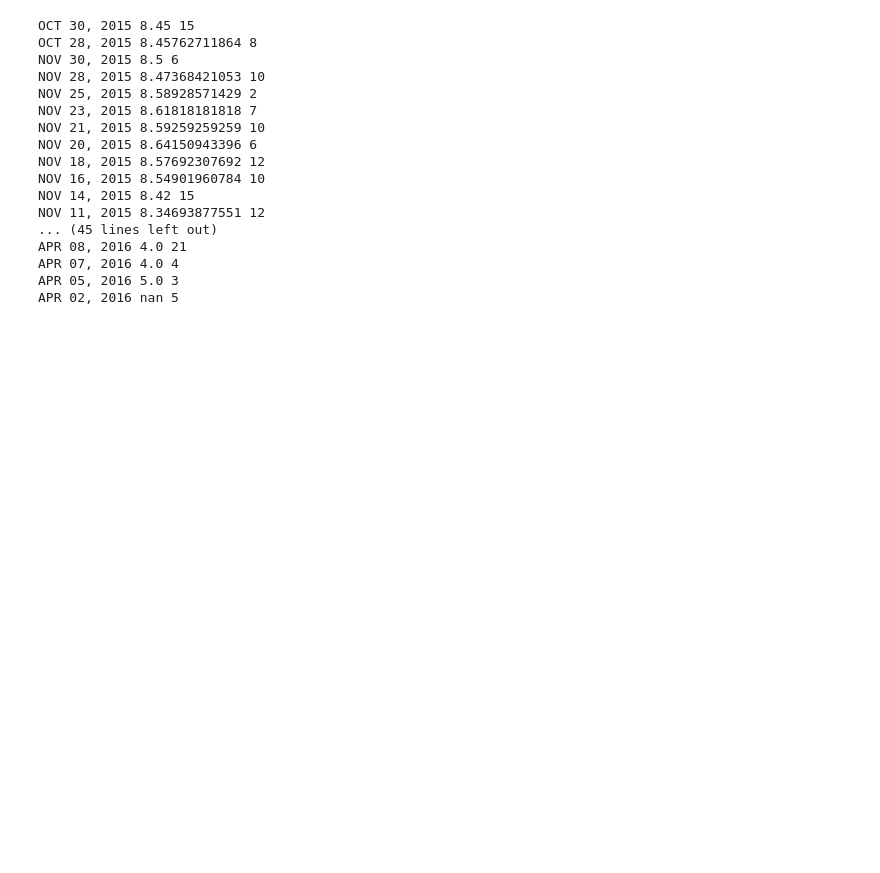
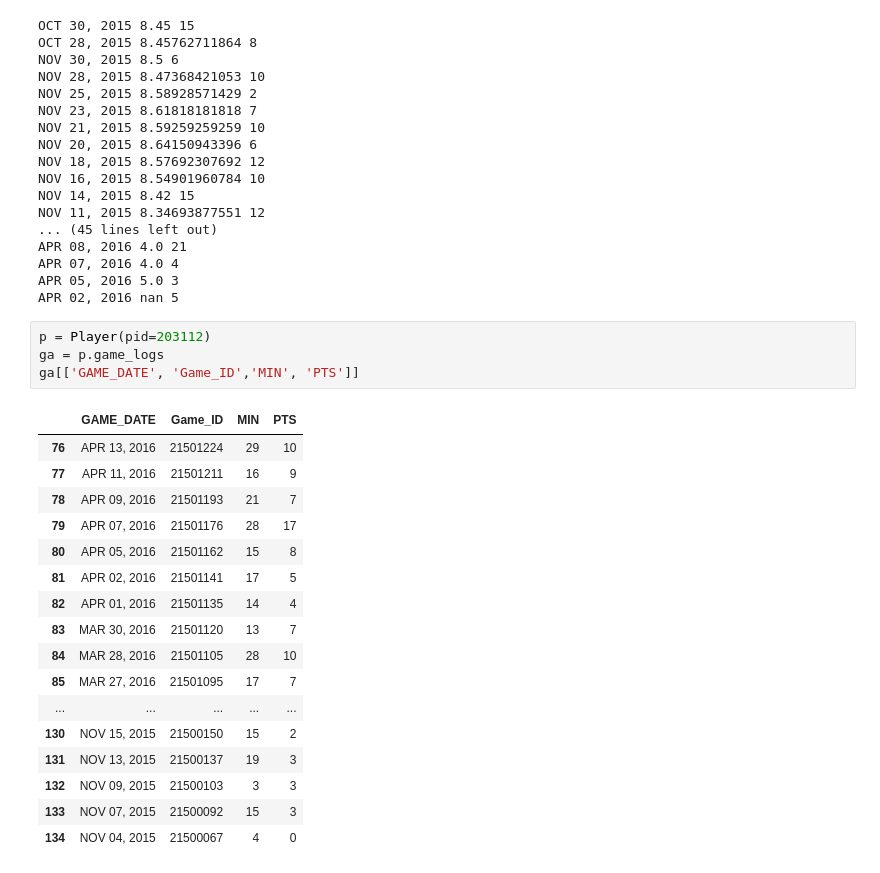
Before and after one commit to mprego/NBA, a Jupyter notebook: Player/Player Analysis.ipynb, the cells around one changed output. Saved outputs shown, nothing was run; the diff lists cells and outputs as text; blank space fills up the shorter version.

Commit message:
Start Points model building
Next, expand to more players

```diff
--- a/Player/Player Analysis.ipynb
+++ b/Player/Player Analysis.ipynb
@@ -108,3 +109,25 @@ APR 08, 2016 4.0 21
 APR 07, 2016 4.0 4
 APR 05, 2016 5.0 3
 APR 02, 2016 nan 5
+# %%
+p = Player(pid=203112)
+ga = p.game_logs
+ga[['GAME_DATE', 'Game_ID','MIN', 'PTS']]
+# %% [output]
+|  | GAME_DATE | Game_ID | MIN | PTS |
+| 76 | APR 13, 2016 | 21501224 | 29 | 10 |
+| 77 | APR 11, 2016 | 21501211 | 16 | 9 |
+| 78 | APR 09, 2016 | 21501193 | 21 | 7 |
+| 79 | APR 07, 2016 | 21501176 | 28 | 17 |
+| 80 | APR 05, 2016 | 21501162 | 15 | 8 |
+| 81 | APR 02, 2016 | 21501141 | 17 | 5 |
+| 82 | APR 01, 2016 | 21501135 | 14 | 4 |
+| 83 | MAR 30, 2016 | 21501120 | 13 | 7 |
+| 84 | MAR 28, 2016 | 21501105 | 28 | 10 |
+| 85 | MAR 27, 2016 | 21501095 | 17 | 7 |
+| ... | ... | ... | ... | ... |
+| 130 | NOV 15, 2015 | 21500150 | 15 | 2 |
+| 131 | NOV 13, 2015 | 21500137 | 19 | 3 |
+| 132 | NOV 09, 2015 | 21500103 | 3 | 3 |
+| 133 | NOV 07, 2015 | 21500092 | 15 | 3 |
+| 134 | NOV 04, 2015 | 21500067 | 4 | 0 |
```
Also changed, not shown: parts of 5 cells of this notebook, 3 other files.
